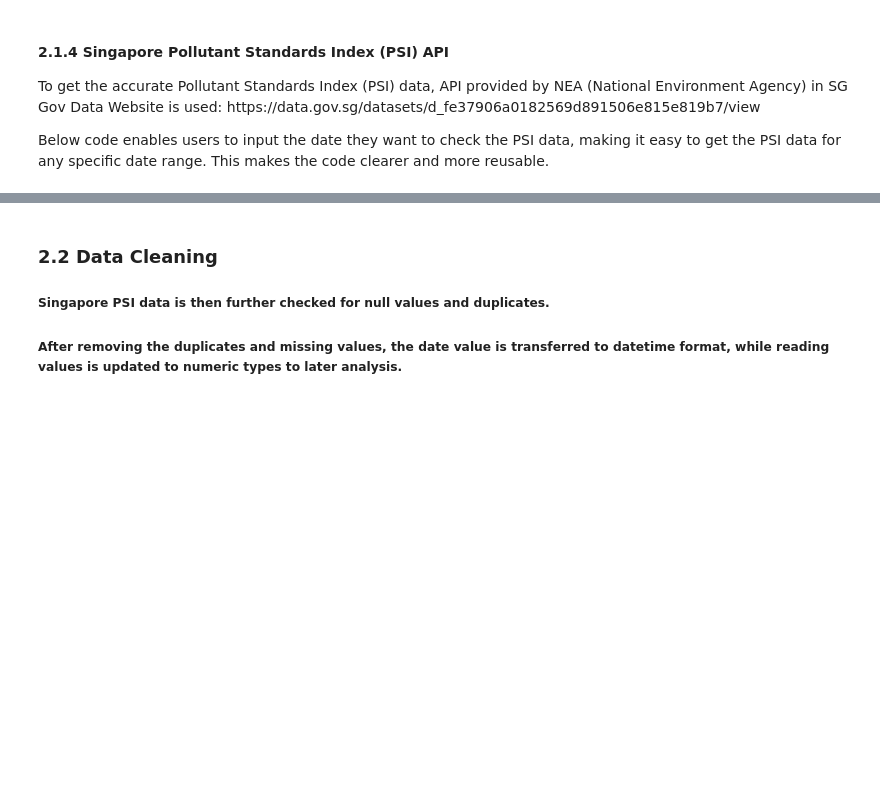
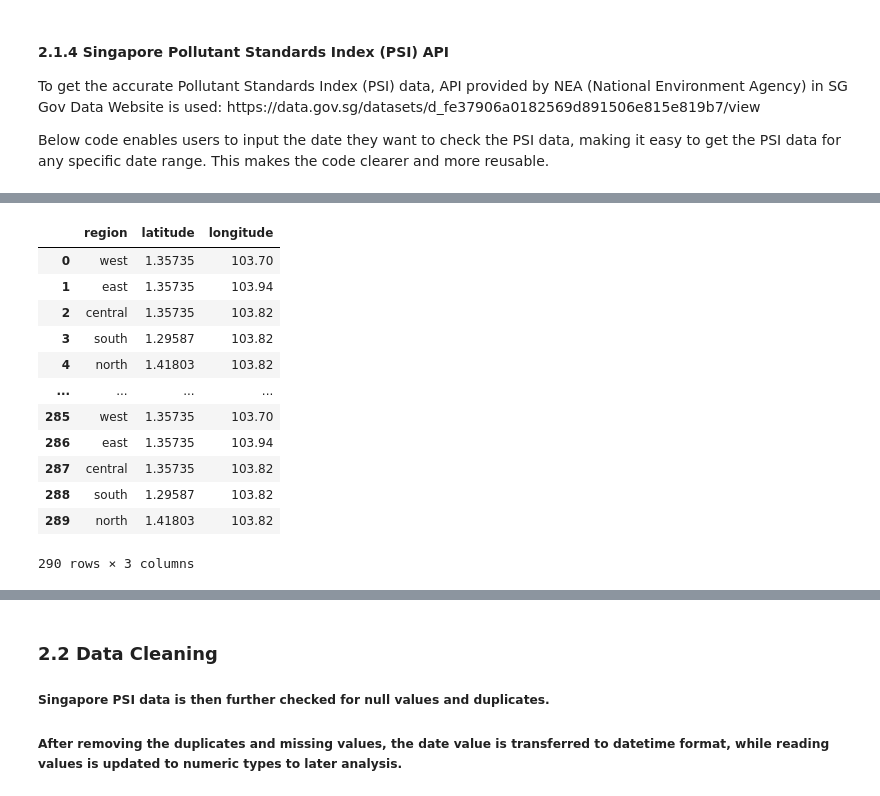
Before and after one commit to linxianying/G12_GuidedProject, a Jupyter notebook: traffic_air_sg.ipynb, the cells around one changed output, grey strips where cells are left out. Saved outputs shown, nothing was run; the diff lists cells and outputs as text; code cells hidden in the pictures; blank space fills up the shorter version.

```diff
--- a/traffic_air_sg.ipynb
+++ b/traffic_air_sg.ipynb
@@ -280,0 +331,16 @@ print(sg_region_df.head())
+# %%
+all_region_sg
+# %% [output]
+|  | region | latitude | longitude |
+| 0 | west | 1.35735 | 103.70 |
+| 1 | east | 1.35735 | 103.94 |
+| 2 | central | 1.35735 | 103.82 |
+| 3 | south | 1.29587 | 103.82 |
+| 4 | north | 1.41803 | 103.82 |
+| ... | ... | ... | ... |
+| 285 | west | 1.35735 | 103.70 |
+| 286 | east | 1.35735 | 103.94 |
+| 287 | central | 1.35735 | 103.82 |
+| 288 | south | 1.29587 | 103.82 |
+| 289 | north | 1.41803 | 103.82 |
+290 rows × 3 columns
```
Also changed, not shown: parts of 11 cells of this notebook, 4 other files.
